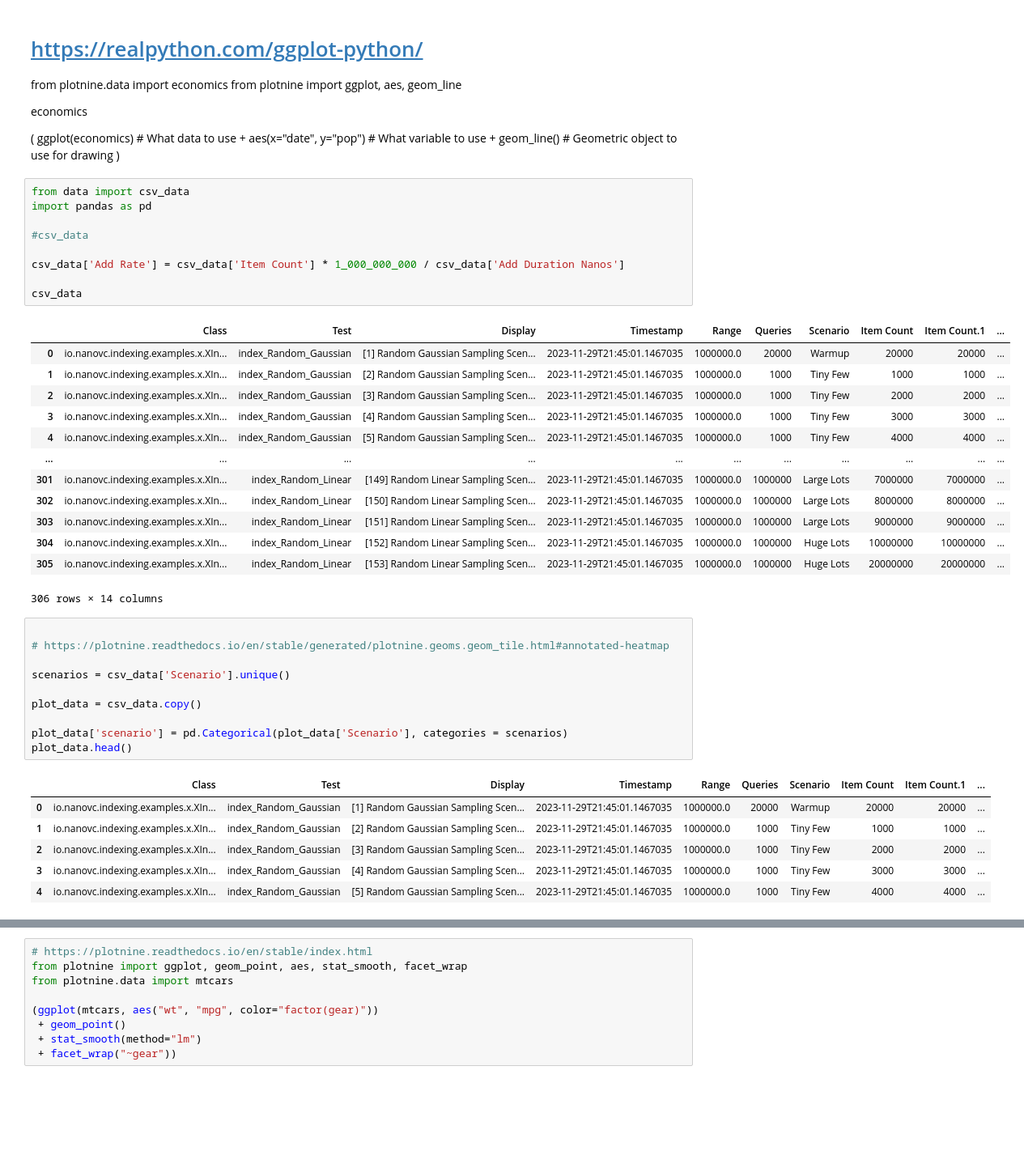
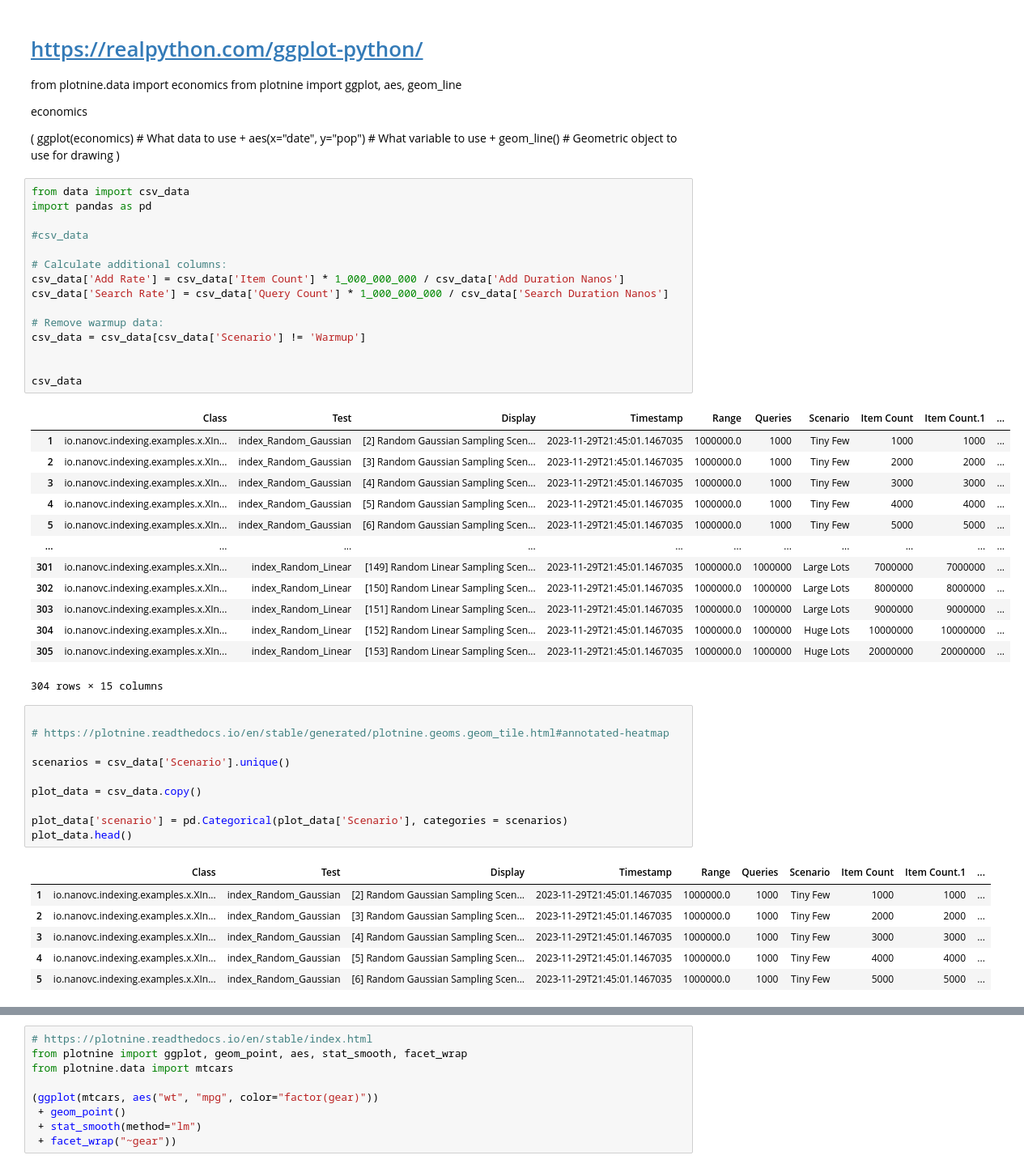
Before and after one commit to nanovc/nanovc-java-kdrepo, a Jupyter notebook: analysis/performance/performance-analysis.ipynb, the cells around one changed output, grey strips where cells are left out. Shown: that part at 81% size. Drawn from its saved outputs; the diff is of its cells as text; blank space fills up the shorter version.

```diff
--- a/analysis/performance/performance-analysis.ipynb
+++ b/analysis/performance/performance-analysis.ipynb
@@ -43,26 +43,32 @@ economics
 # %%
 from data import csv_data
 import pandas as pd
 
 #csv_data
 
+# Calculate additional columns:
 csv_data['Add Rate'] = csv_data['Item Count'] * 1_000_000_000 / csv_data['Add Duration Nanos']
+csv_data['Search Rate'] = csv_data['Query Count'] * 1_000_000_000 / csv_data['Search Duration Nanos']
+
+# Remove warmup data:
+csv_data = csv_data[csv_data['Scenario'] != 'Warmup']
+
 
 csv_data
 # %% [output]
 |  | Class | Test | Display | Timestamp | Range | Queries | Scenario | Item Count | Item Count.1 | ... |
-| 0 | io.nanovc.indexing.examples.x.XIn... | index_Random_Gaussian | [1] Random Gaussian Sampling Scen... | 2023-11-29T21:45:01.1467035 | 1000000.0 | 20000 | Warmup | 20000 | 20000 | ... |
 | 1 | io.nanovc.indexing.examples.x.XIn... | index_Random_Gaussian | [2] Random Gaussian Sampling Scen... | 2023-11-29T21:45:01.1467035 | 1000000.0 | 1000 | Tiny Few | 1000 | 1000 | ... |
 | 2 | io.nanovc.indexing.examples.x.XIn... | index_Random_Gaussian | [3] Random Gaussian Sampling Scen... | 2023-11-29T21:45:01.1467035 | 1000000.0 | 1000 | Tiny Few | 2000 | 2000 | ... |
 | 3 | io.nanovc.indexing.examples.x.XIn... | index_Random_Gaussian | [4] Random Gaussian Sampling Scen... | 2023-11-29T21:45:01.1467035 | 1000000.0 | 1000 | Tiny Few | 3000 | 3000 | ... |
 | 4 | io.nanovc.indexing.examples.x.XIn... | index_Random_Gaussian | [5] Random Gaussian Sampling Scen... | 2023-11-29T21:45:01.1467035 | 1000000.0 | 1000 | Tiny Few | 4000 | 4000 | ... |
+| 5 | io.nanovc.indexing.examples.x.XIn... | index_Random_Gaussian | [6] Random Gaussian Sampling Scen... | 2023-11-29T21:45:01.1467035 | 1000000.0 | 1000 | Tiny Few | 5000 | 5000 | ... |
 | ... | ... | ... | ... | ... | ... | ... | ... | ... | ... | ... |
 | 301 | io.nanovc.indexing.examples.x.XIn... | index_Random_Linear | [149] Random Linear Sampling Scen... | 2023-11-29T21:45:01.1467035 | 1000000.0 | 1000000 | Large Lots | 7000000 | 7000000 | ... |
 | 302 | io.nanovc.indexing.examples.x.XIn... | index_Random_Linear | [150] Random Linear Sampling Scen... | 2023-11-29T21:45:01.1467035 | 1000000.0 | 1000000 | Large Lots | 8000000 | 8000000 | ... |
 | 303 | io.nanovc.indexing.examples.x.XIn... | index_Random_Linear | [151] Random Linear Sampling Scen... | 2023-11-29T21:45:01.1467035 | 1000000.0 | 1000000 | Large Lots | 9000000 | 9000000 | ... |
 | 304 | io.nanovc.indexing.examples.x.XIn... | index_Random_Linear | [152] Random Linear Sampling Scen... | 2023-11-29T21:45:01.1467035 | 1000000.0 | 1000000 | Huge Lots | 10000000 | 10000000 | ... |
 | 305 | io.nanovc.indexing.examples.x.XIn... | index_Random_Linear | [153] Random Linear Sampling Scen... | 2023-11-29T21:45:01.1467035 | 1000000.0 | 1000000 | Huge Lots | 20000000 | 20000000 | ... |
-306 rows × 14 columns
+304 rows × 15 columns
 # %%
 
 # https://plotnine.readthedocs.io/en/stable/generated/plotnine.geoms.geom_tile.html#annotated-heatmap
@@ -75,11 +81,11 @@ plot_data['scenario'] = pd.Categorical(plot_data['Scenario'], categories = scena
 plot_data.head()
 # %% [output]
 |  | Class | Test | Display | Timestamp | Range | Queries | Scenario | Item Count | Item Count.1 | ... |
-| 0 | io.nanovc.indexing.examples.x.XIn... | index_Random_Gaussian | [1] Random Gaussian Sampling Scen... | 2023-11-29T21:45:01.1467035 | 1000000.0 | 20000 | Warmup | 20000 | 20000 | ... |
 | 1 | io.nanovc.indexing.examples.x.XIn... | index_Random_Gaussian | [2] Random Gaussian Sampling Scen... | 2023-11-29T21:45:01.1467035 | 1000000.0 | 1000 | Tiny Few | 1000 | 1000 | ... |
 | 2 | io.nanovc.indexing.examples.x.XIn... | index_Random_Gaussian | [3] Random Gaussian Sampling Scen... | 2023-11-29T21:45:01.1467035 | 1000000.0 | 1000 | Tiny Few | 2000 | 2000 | ... |
 | 3 | io.nanovc.indexing.examples.x.XIn... | index_Random_Gaussian | [4] Random Gaussian Sampling Scen... | 2023-11-29T21:45:01.1467035 | 1000000.0 | 1000 | Tiny Few | 3000 | 3000 | ... |
 | 4 | io.nanovc.indexing.examples.x.XIn... | index_Random_Gaussian | [5] Random Gaussian Sampling Scen... | 2023-11-29T21:45:01.1467035 | 1000000.0 | 1000 | Tiny Few | 4000 | 4000 | ... |
+| 5 | io.nanovc.indexing.examples.x.XIn... | index_Random_Gaussian | [6] Random Gaussian Sampling Scen... | 2023-11-29T21:45:01.1467035 | 1000000.0 | 1000 | Tiny Few | 5000 | 5000 | ... |
 # %%
 # https://plotnine.readthedocs.io/en/stable/generated/plotnine.geoms.geom_tile.html#annotated-heatmap
 from plotnine import ggplot, aes, geom_tile, geom_text
```
Also changed, not shown: parts of 4 cells of this notebook.
